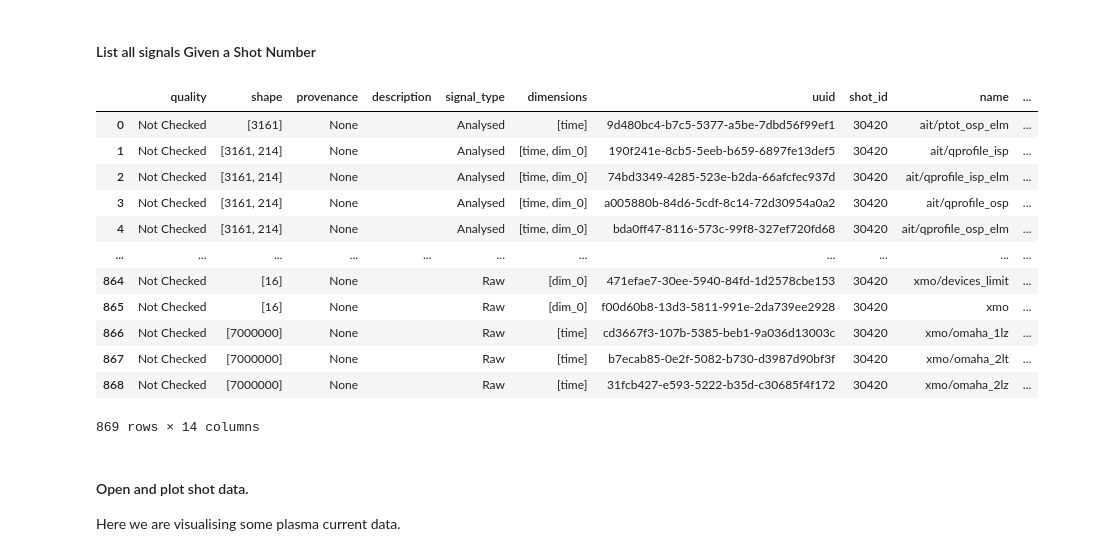
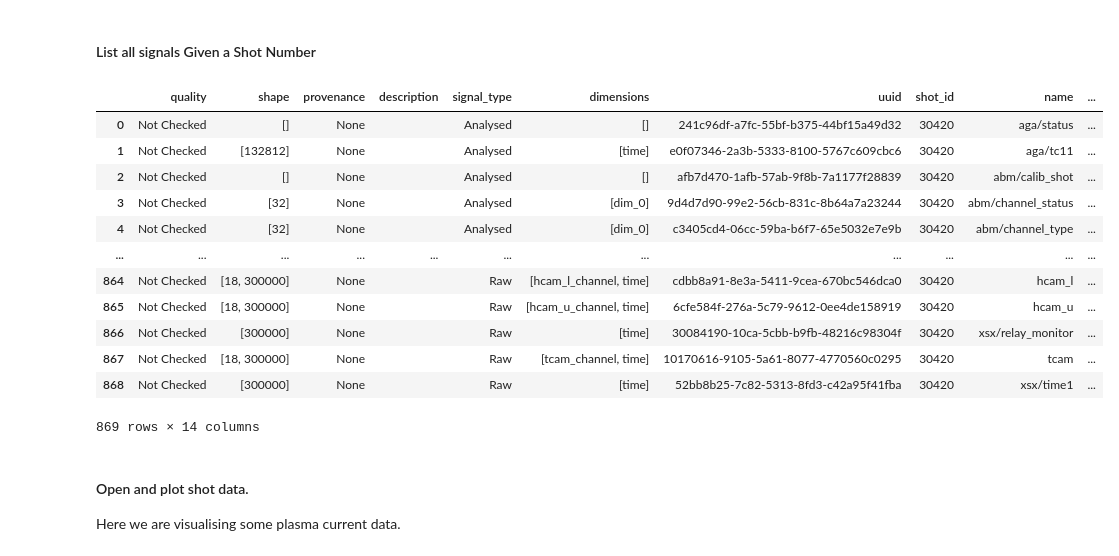
Before and after one commit to ukaea/fair-mast, a Jupyter notebook: src/api/static/_build/jupyter_execute/quickstart.ipynb, the cells around one changed output. Cells and saved outputs as stored; diff of their text form; code cells hidden in the pictures.

```diff
--- a/src/api/static/_build/jupyter_execute/quickstart.ipynb
+++ b/src/api/static/_build/jupyter_execute/quickstart.ipynb
@@ -72,21 +72,22 @@ sources_df
 # %% [markdown]
 #### List all signals Given a Shot Number
 # %%
-signals_df = catalog(shot_id=30420).index_signals.read()
+index_l1_catalog = catalog.index.level1.read()
+signals_df = index_l1_catalog(shot_id=30420).signals.read()
 signals_df
 # %% [output]
 |  | quality | shape | provenance | description | signal_type | dimensions | uuid | shot_id | name | ... |
-| 0 | Not Checked | [3161] | None |  | Analysed | [time] | 9d480bc4-b7c5-5377-a5be-7dbd56f99ef1 | 30420 | ait/ptot_osp_elm | ... |
-| 1 | Not Checked | [3161, 214] | None |  | Analysed | [time, dim_0] | 190f241e-8cb5-5eeb-b659-6897fe13def5 | 30420 | ait/qprofile_isp | ... |
-| 2 | Not Checked | [3161, 214] | None |  | Analysed | [time, dim_0] | 74bd3349-4285-523e-b2da-66afcfec937d | 30420 | ait/qprofile_isp_elm | ... |
-| 3 | Not Checked | [3161, 214] | None |  | Analysed | [time, dim_0] | a005880b-84d6-5cdf-8c14-72d30954a0a2 | 30420 | ait/qprofile_osp | ... |
-| 4 | Not Checked | [3161, 214] | None |  | Analysed | [time, dim_0] | bda0ff47-8116-573c-99f8-327ef720fd68 | 30420 | ait/qprofile_osp_elm | ... |
+| 0 | Not Checked | [] | None |  | Analysed | [] | 241c96df-a7fc-55bf-b375-44bf15a49d32 | 30420 | aga/status | ... |
+| 1 | Not Checked | [132812] | None |  | Analysed | [time] | e0f07346-2a3b-5333-8100-5767c609cbc6 | 30420 | aga/tc11 | ... |
+| 2 | Not Checked | [] | None |  | Analysed | [] | afb7d470-1afb-57ab-9f8b-7a1177f28839 | 30420 | abm/calib_shot | ... |
+| 3 | Not Checked | [32] | None |  | Analysed | [dim_0] | 9d4d7d90-99e2-56cb-831c-8b64a7a23244 | 30420 | abm/channel_status | ... |
+| 4 | Not Checked | [32] | None |  | Analysed | [dim_0] | c3405cd4-06cc-59ba-b6f7-65e5032e7e9b | 30420 | abm/channel_type | ... |
 | ... | ... | ... | ... | ... | ... | ... | ... | ... | ... | ... |
-| 864 | Not Checked | [16] | None |  | Raw | [dim_0] | 471efae7-30ee-5940-84fd-1d2578cbe153 | 30420 | xmo/devices_limit | ... |
-| 865 | Not Checked | [16] | None |  | Raw | [dim_0] | f00d60b8-13d3-5811-991e-2da739ee2928 | 30420 | xmo | ... |
-| 866 | Not Checked | [7000000] | None |  | Raw | [time] | cd3667f3-107b-5385-beb1-9a036d13003c | 30420 | xmo/omaha_1lz | ... |
-| 867 | Not Checked | [7000000] | None |  | Raw | [time] | b7ecab85-0e2f-5082-b730-d3987d90bf3f | 30420 | xmo/omaha_2lt | ... |
-| 868 | Not Checked | [7000000] | None |  | Raw | [time] | 31fcb427-e593-5222-b35d-c30685f4f172 | 30420 | xmo/omaha_2lz | ... |
+| 864 | Not Checked | [18, 300000] | None |  | Raw | [hcam_l_channel, time] | cdbb8a91-8e3a-5411-9cea-670bc546dca0 | 30420 | hcam_l | ... |
+| 865 | Not Checked | [18, 300000] | None |  | Raw | [hcam_u_channel, time] | 6cfe584f-276a-5c79-9612-0ee4de158919 | 30420 | hcam_u | ... |
+| 866 | Not Checked | [300000] | None |  | Raw | [time] | 30084190-10ca-5cbb-b9fb-48216c98304f | 30420 | xsx/relay_monitor | ... |
+| 867 | Not Checked | [18, 300000] | None |  | Raw | [tcam_channel, time] | 10170616-9105-5a61-8077-4770560c0295 | 30420 | tcam | ... |
+| 868 | Not Checked | [300000] | None |  | Raw | [time] | 52bb8b25-7c82-5313-8fd3-c42a95f41fba | 30420 | xsx/time1 | ... |
 869 rows × 14 columns
 # %% [markdown]
 #### Open and plot shot data.
```
Also changed, not shown: parts of 5 cells of this notebook, 43 other files.
